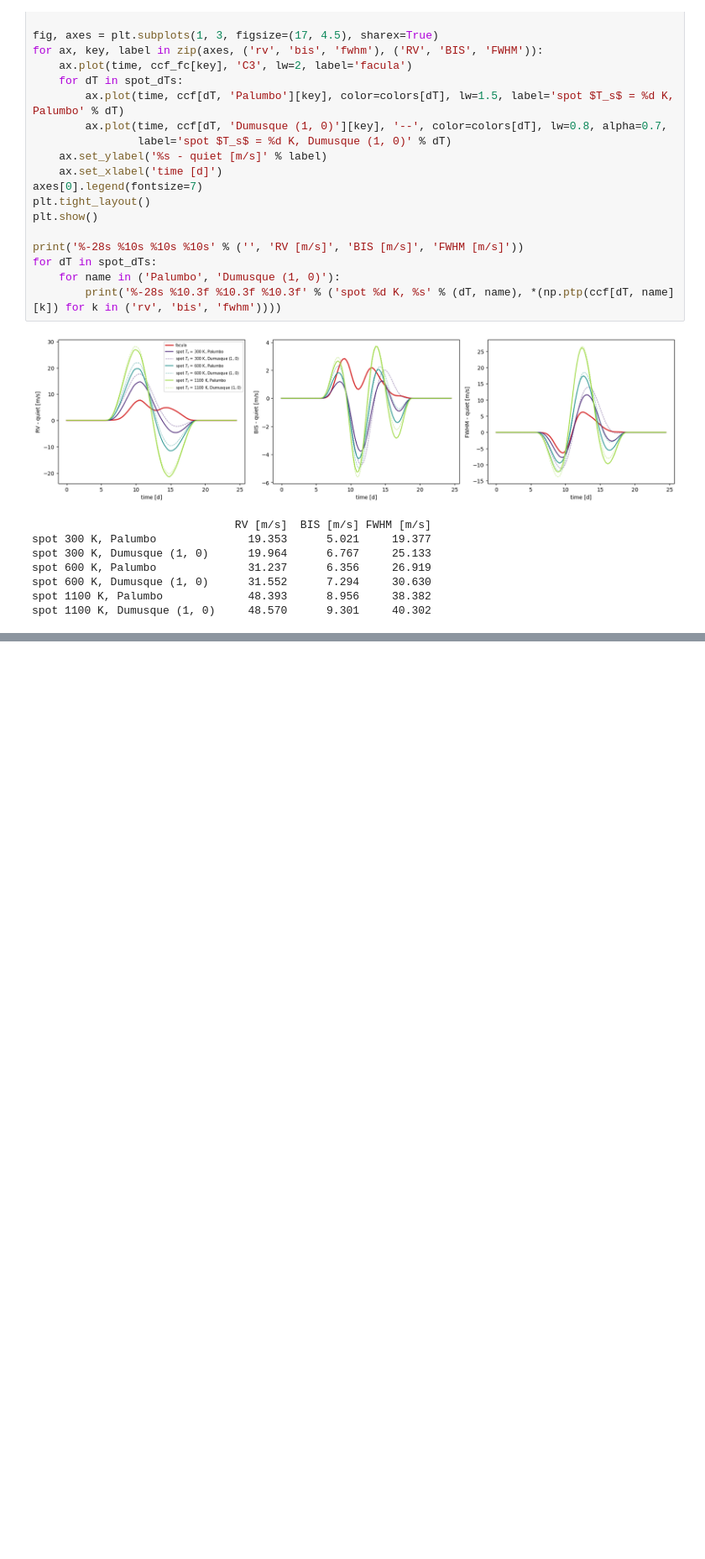
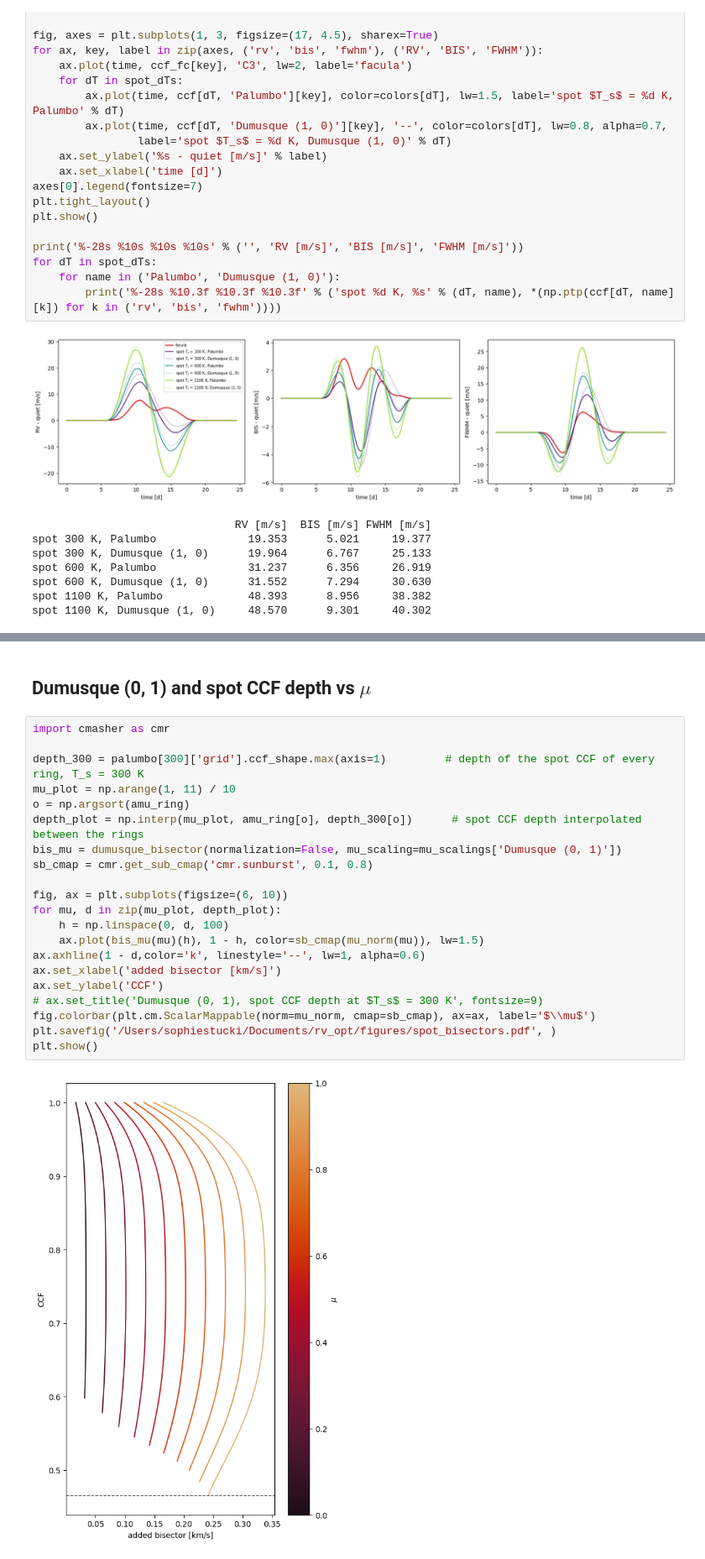
Before and after one commit to sophiestucki/sunsim, a Jupyter notebook: analysis/spot_dumusque_mu.ipynb, the cells around one changed output, grey strips where cells are left out. Shown at 84% size. Cells and saved outputs as stored; diff of their text form; blank space fills up the shorter version.

Commit message:
plot with latex

```diff
--- a/analysis/spot_dumusque_mu.ipynb
+++ b/analysis/spot_dumusque_mu.ipynb
@@ -542,0 +552,25 @@ for dT in spot_dTs:
+# %% [markdown]
+## Dumusque (0, 1) and spot CCF depth vs $\mu$
+# %%
+import cmasher as cmr
+
+depth_300 = palumbo[300]['grid'].ccf_shape.max(axis=1)         # depth of the spot CCF of every ring, T_s = 300 K
+mu_plot = np.arange(1, 11) / 10
+o = np.argsort(amu_ring)
+depth_plot = np.interp(mu_plot, amu_ring[o], depth_300[o])      # spot CCF depth interpolated between the rings
+bis_mu = dumusque_bisector(normalization=False, mu_scaling=mu_scalings['Dumusque (0, 1)'])
+sb_cmap = cmr.get_sub_cmap('cmr.sunburst', 0.1, 0.8)
+
+fig, ax = plt.subplots(figsize=(6, 10))
+for mu, d in zip(mu_plot, depth_plot):
+    h = np.linspace(0, d, 100)
+    ax.plot(bis_mu(mu)(h), 1 - h, color=sb_cmap(mu_norm(mu)), lw=1.5)
+ax.axhline(1 - d,color='k', linestyle='--', lw=1, alpha=0.6)
+ax.set_xlabel('added bisector [km/s]')
+ax.set_ylabel('CCF')
+# ax.set_title('Dumusque (0, 1), spot CCF depth at $T_s$ = 300 K', fontsize=9)
+fig.colorbar(plt.cm.ScalarMappable(norm=mu_norm, cmap=sb_cmap), ax=ax, label='$\\mu$')
+plt.savefig('/Users/sophiestucki/Documents/rv_opt/figures/spot_bisectors.pdf', )
+plt.show()
+# %% [output]
+[figure, added]
```
Also changed, not shown: parts of 1 cell of this notebook, 24 other files.
